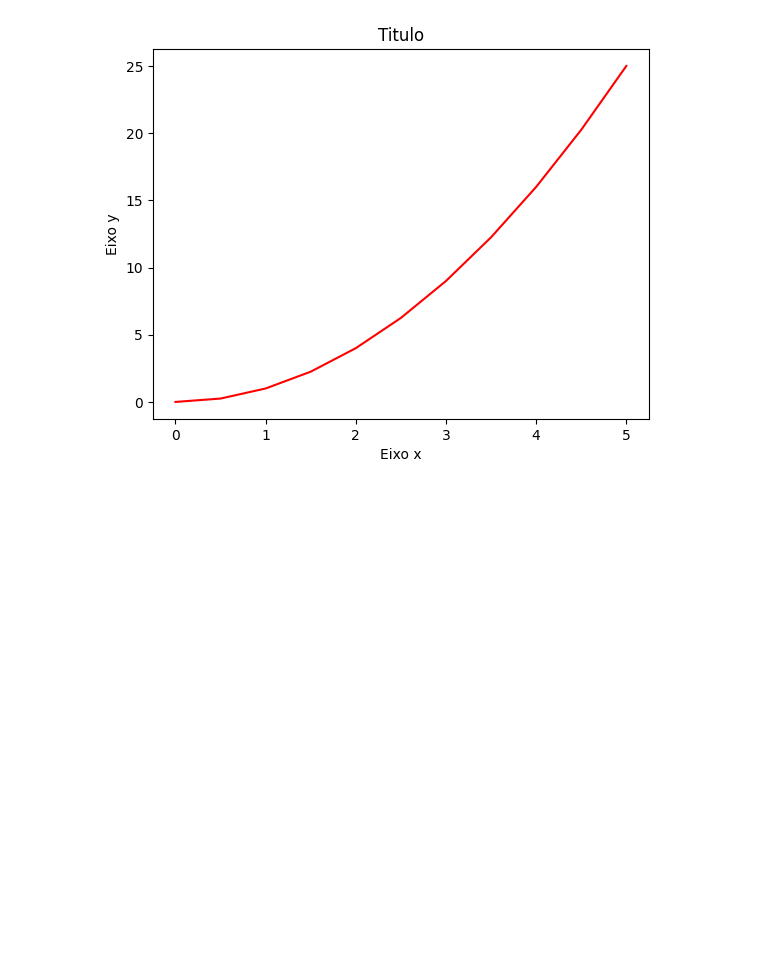
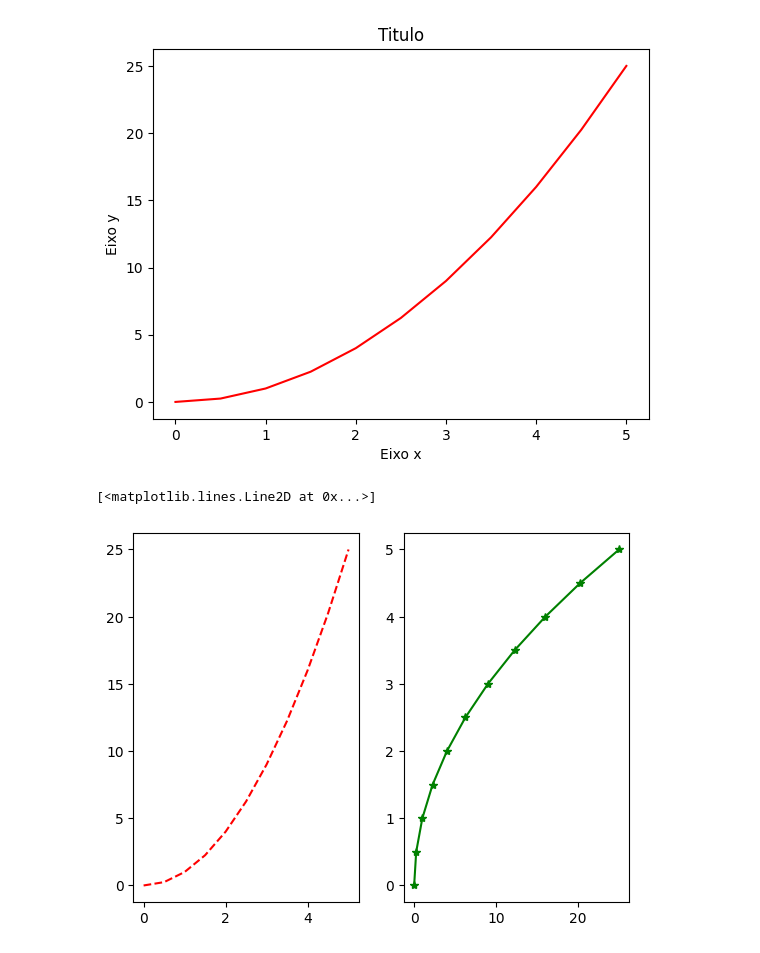
Before and after one commit to ludiemert/Data_Visualization_Matplotlib, a Jupyter notebook: Matplotlib.ipynb, the cells around one changed output. Cells and saved outputs as stored; diff of their text form; code cells hidden in the pictures; blank space fills up the shorter version.

Commit message:
add grafic 2 eixos

```diff
--- a/Matplotlib.ipynb
+++ b/Matplotlib.ipynb
@@ -40,5 +40,21 @@ Text(0.5, 1.0, 'Titulo')
 # %%
 # method subplot => cria dois eixos dentro de uma mesma figer
 # dentro dessa cx cria varios eixos diferentes e coloque varios eixos diferentes
 
 plt.subplot(1, 2, 1)
+
+# Call signatures::
+
+#   subplot(nrows, ncols, index, **kwargs)
+#   subplot(pos, **kwargs)
+#   subplot(**kwargs)
+#   subplot(ax)
+
+plt.plot(x, y, "r--") # quero cor vermelha tracejada
+plt.subplot(1, 2, 2) # passando outro eixo
+plt.plot(y, x, "g*-") # passando greem com * e traco
+
+# graficos com eixos diferentes
+# %% [output]
+[<matplotlib.lines.Line2D at 0x...>]
+[figure, added]
```
